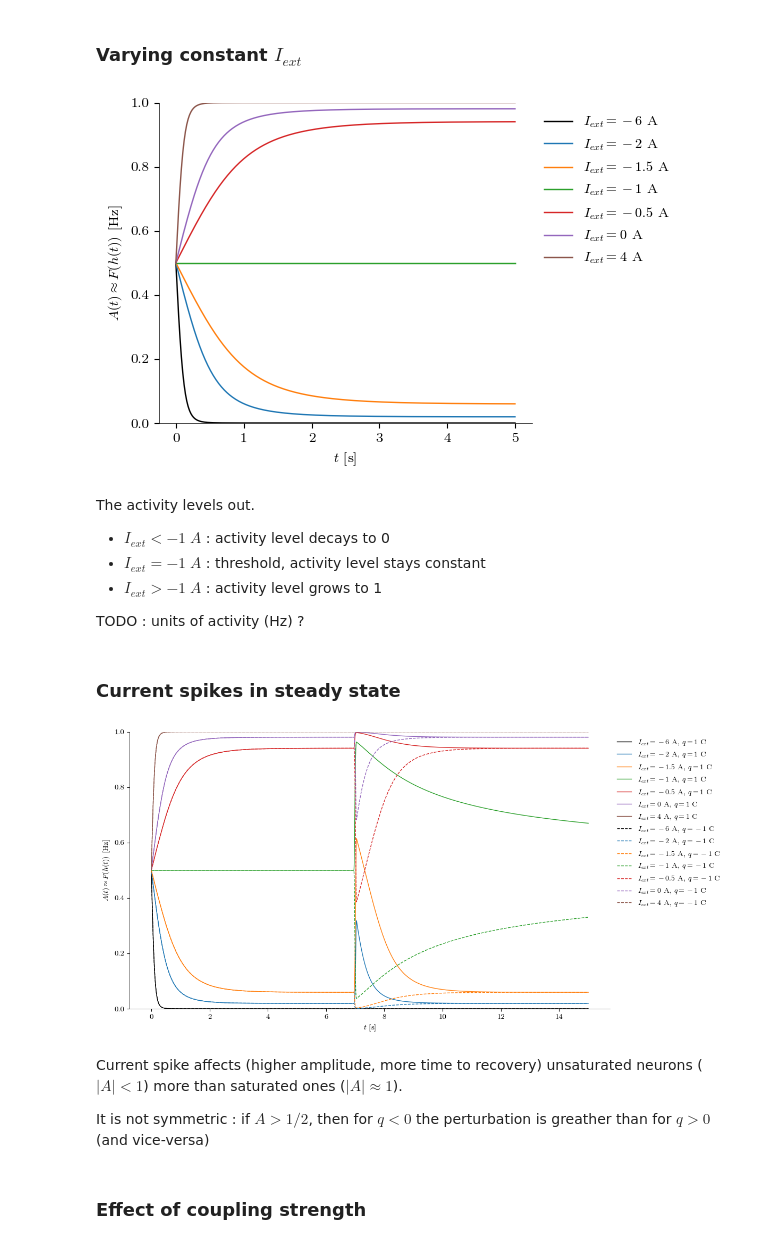
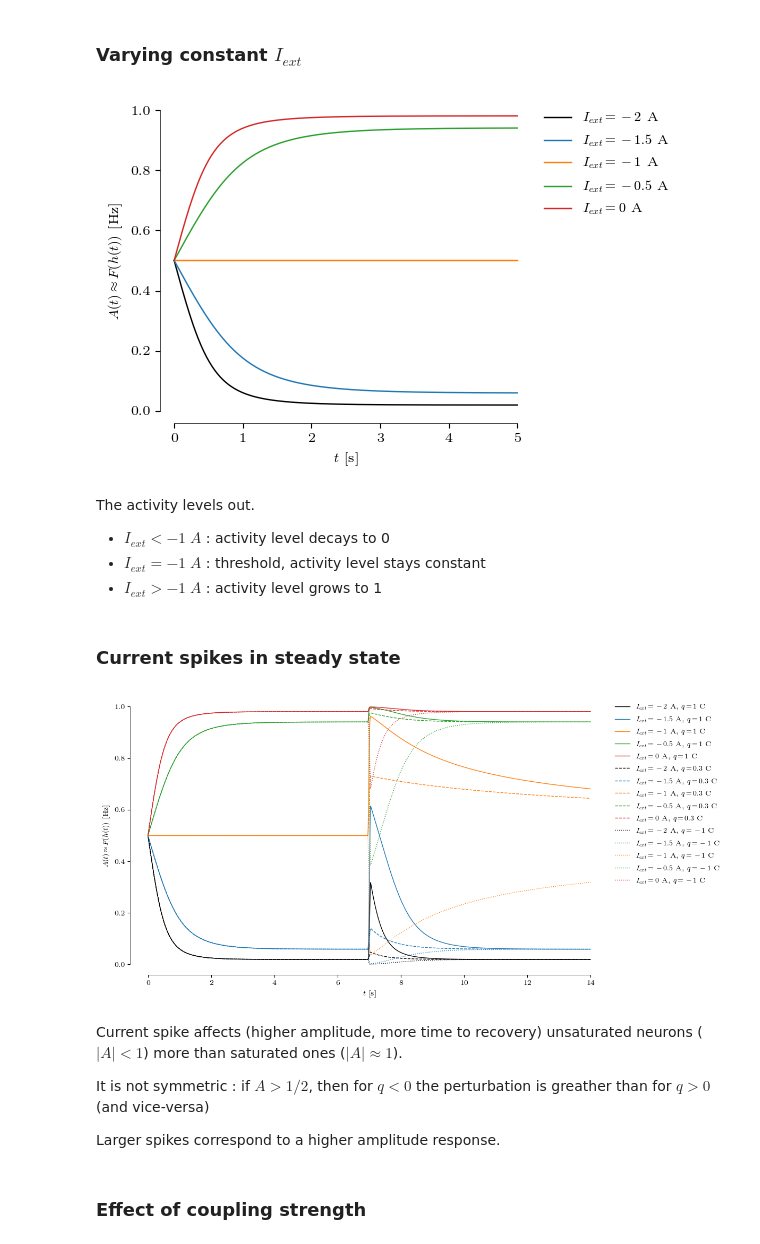
Before and after one commit to ninivert/BIO465-cortical-surround-suppression, a Jupyter notebook: src/notebook.ipynb, the cells around one changed output. Drawn from its saved outputs; the diff is of its cells as text; code cells hidden in the pictures.

```diff
--- a/src/notebook.ipynb
+++ b/src/notebook.ipynb
@@ -39,7 +39,7 @@ TODO : verify these claims
 plt.close()
 fig, ax = plt.subplots(dpi=100)
 
-for I_ext in (-6, -2, -1.5, -1, -0.5, 0, 4):
+for I_ext in (-2, -1.5, -1, -0.5, 0):
 	pop = Populations(W=np.array([[2]]), tau=0.60, R=1, gain_fn=sigmoid, I_ext=Flat(I_ext))
 	res = pop.simulate_h(np.array([0]), (0, 5), dt_max=0.01)
 	ax.plot(res.t, pop.gain_fn(res.y[0]), label=f'$I_{{ext}} = {I_ext}$ A')
@@ -47,45 +47,52 @@ for I_ext in (-6, -2, -1.5, -1, -0.5, 0, 4):
 ax.set_xlabel('$t$ [s]')
 ax.set_ylabel('$A(t) \\approx F(h(t))$ [Hz]')
 ax.set_ylim((0, 1))
+data_lim(ax, which='x')
+breathe(ax)
 ax.legend(bbox_to_anchor=(1, 1), loc='upper left')
 plt.show()
 # %% [output]
-[figure, old version]
+[figure, new version]
 # %% [markdown]
 The activity levels out.
 
 - $I_{ext} < -1 \; A$ : activity level decays to 0
 - $I_{ext} = -1 \; A$ : threshold, activity level stays constant
 - $I_{ext} > -1 \; A$ : activity level grows to 1
-
-TODO : units of activity (Hz) ?
 # %% [markdown]
 ### Current spikes in steady state
 # %%
 plt.close()
 fig, ax = plt.subplots(figsize=(12, 6), dpi=100)
 delta = Delta(7)
 
-for iax, spike_charge in enumerate((1, -1)):
+for idx, spike_charge in enumerate((1, 0.3, -1)):
 	ax.set_prop_cycle(None)  # reset color cycle
 
-	for I_ext in (-6, -2, -1.5, -1, -0.5, 0, 4):
+	for I_ext in (-2, -1.5, -1, -0.5, 0):
 		pop = Populations(W=np.array([[2]]), tau=0.60, R=1, gain_fn=sigmoid, I_ext=Flat(I_ext) + spike_charge*delta)
-		res = pop.simulate_h(np.array([0]), (0, 15), dt_max=delta.eps/20)
-		ax.plot(res.t, pop.gain_fn(res.y[0]), label=f'$I_{{ext}} = {I_ext}$ A, $q = {spike_charge}$ C', linestyle='-' if iax == 0 else '--')
+		res = pop.simulate_h(np.array([0]), (0, 14), dt_max=delta.eps/20)
+		ax.plot(
+			res.t, pop.gain_fn(res.y[0]),
+			label=f'$I_{{ext}} = {I_ext}$ A, $q = {spike_charge}$ C',
+			linestyle={0: 'solid', 1: 'dashed', 2: 'dotted'}.get(idx)
+		)
 
-# ax.axvline(delta.t0, linestyle='--')
 ax.set_xlabel('$t$ [s]')
 ax.set_ylabel('$A(t) \\approx F(h(t))$ [Hz]')
 ax.set_ylim((0, 1))
+data_lim(ax, which='x')
+breathe(ax)
 ax.legend(bbox_to_anchor=(1, 1), loc='upper left')
 plt.show()
 # %% [output]
-[figure, old version]
+[figure, new version]
 # %% [markdown]
 Current spike affects (higher amplitude, more time to recovery) unsaturated neurons ($|A| < 1$) more than saturated ones ($|A| \approx 1$).
 
 It is not symmetric : if $A > 1/2$, then for $q < 0$ the perturbation is greather than for $q > 0$ (and vice-versa)
+
+Larger spikes correspond to a higher amplitude response.
 # %% [markdown]
 ### Effect of coupling strength
 # %%
```
Also changed, not shown: parts of 22 cells of this notebook, 2 other files.
